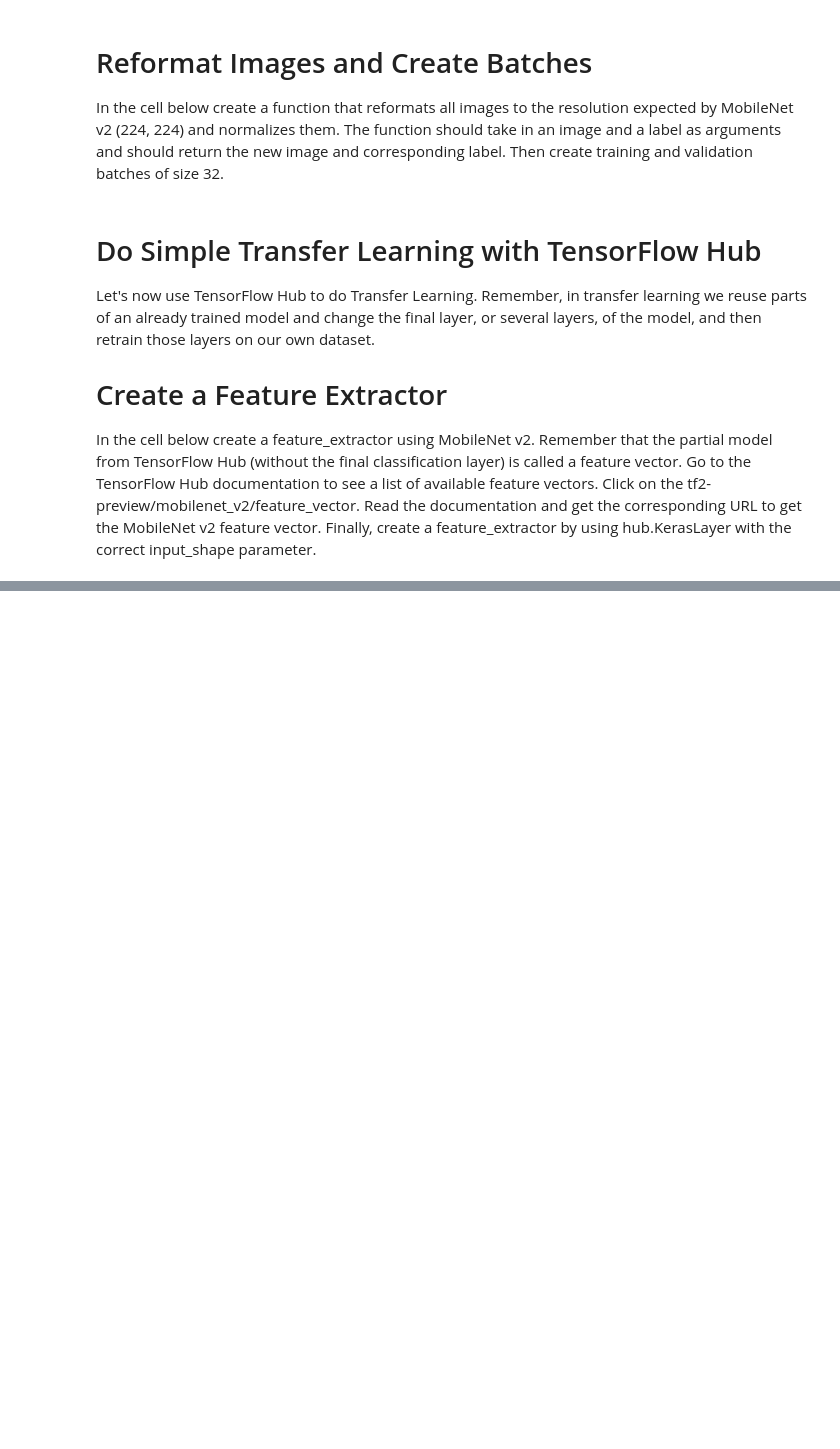
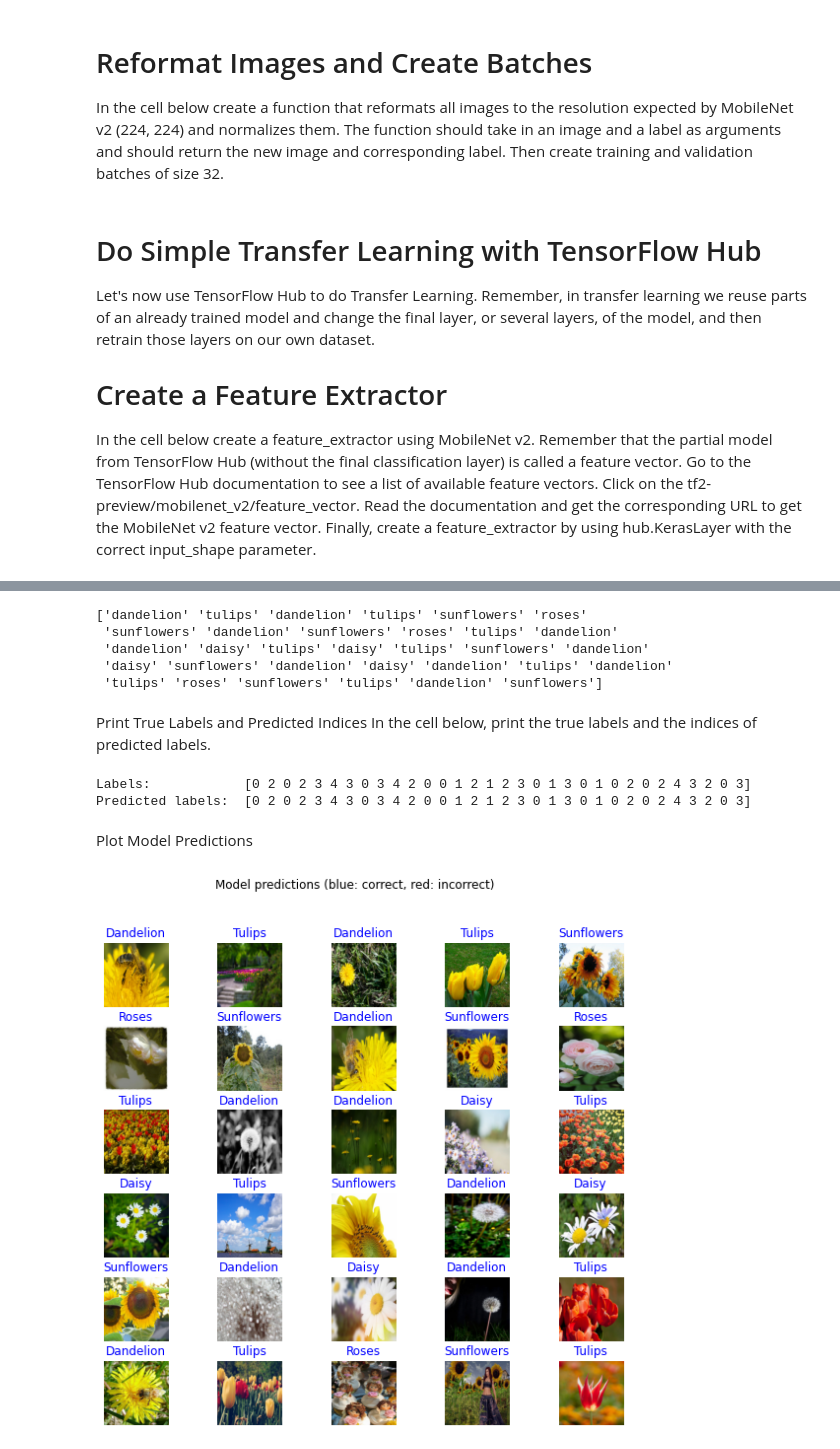
Before and after one commit to marcelounb/tensorflow_udacity, a Jupyter notebook: 07_Flowers_CNN_with_transfer_learning_exercise.ipynb, the cells around one changed output, grey strips where cells are left out. Saved outputs shown, nothing was run; the diff lists cells and outputs as text; code cells hidden in the pictures; blank space fills up the shorter version.

```diff
--- a/07_Flowers_CNN_with_transfer_learning_exercise.ipynb
+++ b/07_Flowers_CNN_with_transfer_learning_exercise.ipynb
@@ -117,0 +199,4 @@ feature_extractor = hub.KerasLayer(URL,
+# %%
+class_names = np.array(dataset_info.features['label'].names)
+
+print(class_names)
@@ -117,0 +208,43 @@ feature_extractor = hub.KerasLayer(URL,
+# %%
+image_batch, label_batch = next(iter(train_batches))
+
+
+image_batch = image_batch.numpy()
+label_batch = label_batch.numpy()
+
+predicted_batch = model.predict(image_batch)
+predicted_batch = tf.squeeze(predicted_batch).numpy()
+
+predicted_ids = np.argmax(predicted_batch, axis=-1)
+predicted_class_names = class_names[predicted_ids]
+
+print(predicted_class_names)
+# %% [output]
+['dandelion' 'tulips' 'dandelion' 'tulips' 'sunflowers' 'roses'
+ 'sunflowers' 'dandelion' 'sunflowers' 'roses' 'tulips' 'dandelion'
+ 'dandelion' 'daisy' 'tulips' 'daisy' 'tulips' 'sunflowers' 'dandelion'
+ 'daisy' 'sunflowers' 'dandelion' 'daisy' 'dandelion' 'tulips' 'dandelion'
+ 'tulips' 'roses' 'sunflowers' 'tulips' 'dandelion' 'sunflowers']
+# %% [markdown]
+Print True Labels and Predicted Indices
+In the cell below, print the true labels and the indices of predicted labels.
+# %%
+print("Labels:           ", label_batch)
+print("Predicted labels: ", predicted_ids)
+# %% [output]
+Labels:            [0 2 0 2 3 4 3 0 3 4 2 0 0 1 2 1 2 3 0 1 3 0 1 0 2 0 2 4 3 2 0 3]
+Predicted labels:  [0 2 0 2 3 4 3 0 3 4 2 0 0 1 2 1 2 3 0 1 3 0 1 0 2 0 2 4 3 2 0 3]
+# %% [markdown]
+Plot Model Predictions
+# %%
+plt.figure(figsize=(10,9))
+for n in range(30):
+  plt.subplot(6,5,n+1)
+  plt.subplots_adjust(hspace = 0.3)
+  plt.imshow(image_batch[n])
+  color = "blue" if predicted_ids[n] == label_batch[n] else "red"
+  plt.title(predicted_class_names[n].title(), color=color)
+  plt.axis('off')
+_ = plt.suptitle("Model predictions (blue: correct, red: incorrect)")
+# %% [output]
+[figure, added]
```
Also changed, not shown: parts of 15 cells of this notebook.
